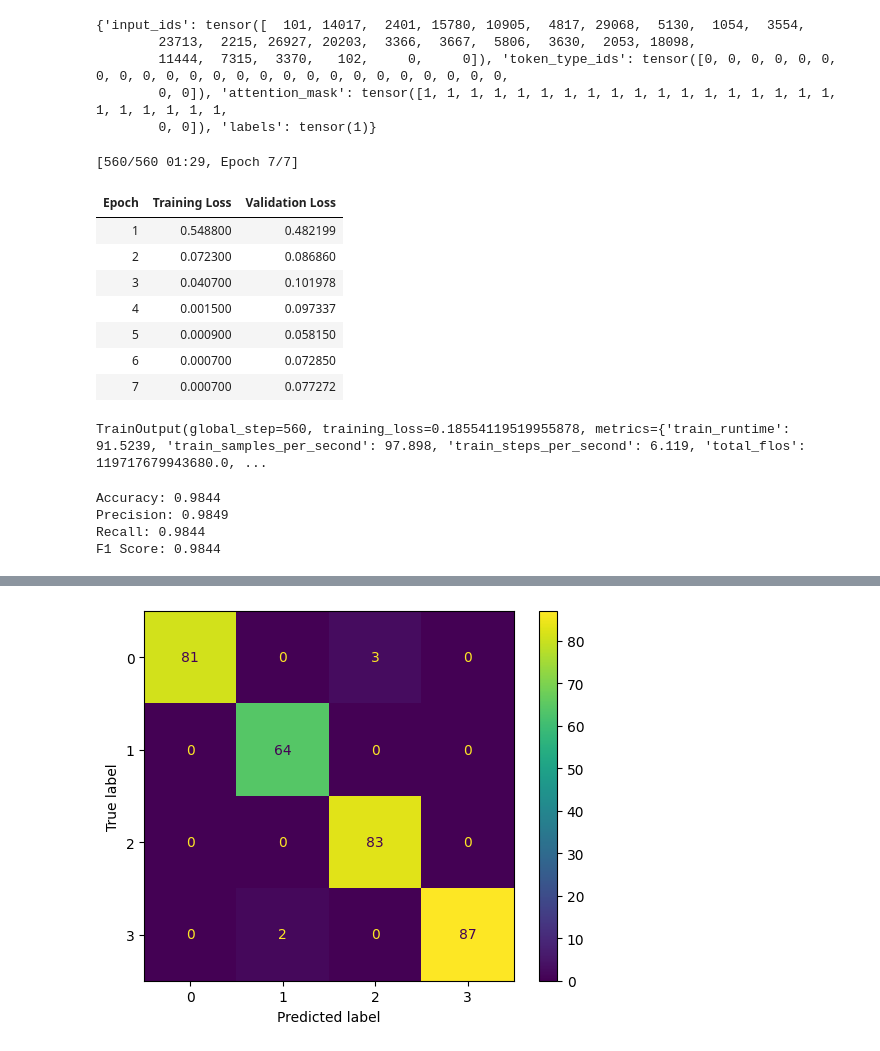
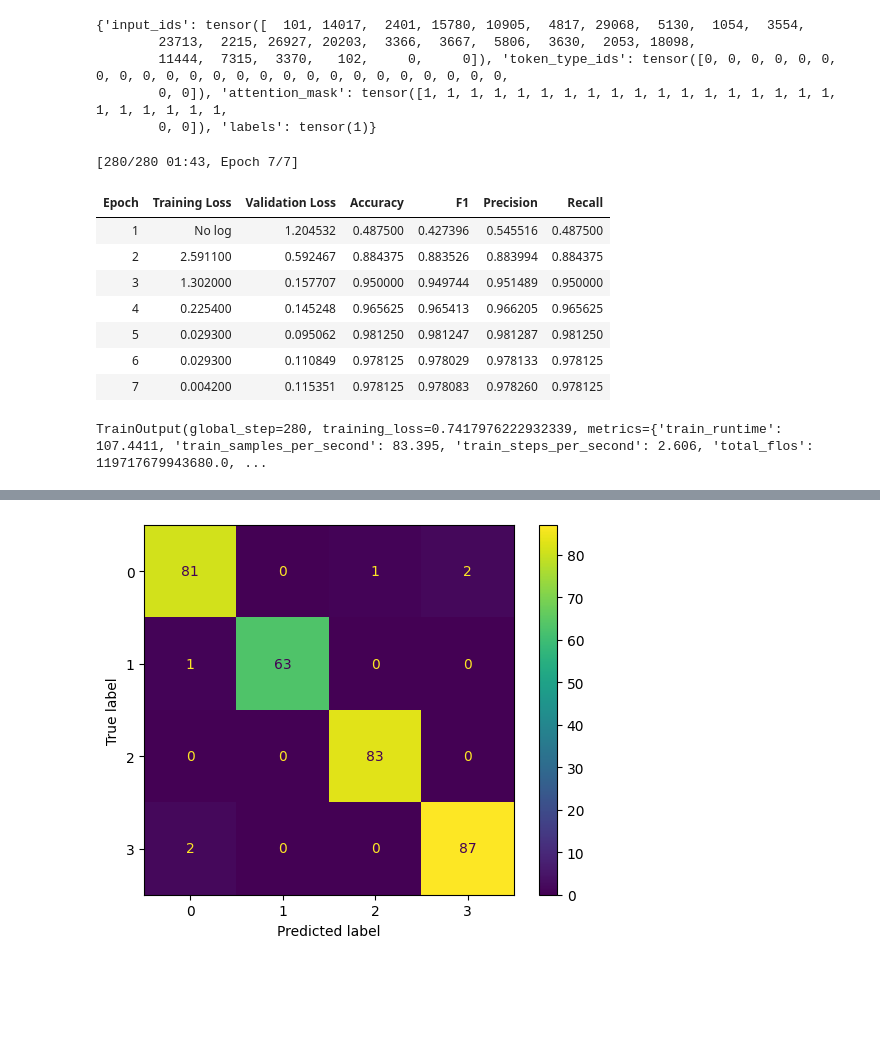
Before and after one commit to BHUVANA535/sentiment_analysis, a Jupyter notebook: sentiment_analysis.ipynb, the cells around one changed output, grey strips where cells are left out. Cells and saved outputs as stored; diff of their text form; code cells hidden in the pictures; blank space fills up the shorter version.

```diff
--- a/sentiment_analysis.ipynb
+++ b/sentiment_analysis.ipynb
@@ -189,41 +174,79 @@ print(sample)  # Should contain 'input_ids', 'attention_mask', and 'labels'
         11444,  7315,  3370,   102,     0,     0]), 'token_type_ids': tensor([0, 0, 0, 0, 0, 0, 0, 0, 0, 0, 0, 0, 0, 0, 0, 0, 0, 0, 0, 0, 0, 0, 0, 0,
         0, 0]), 'attention_mask': tensor([1, 1, 1, 1, 1, 1, 1, 1, 1, 1, 1, 1, 1, 1, 1, 1, 1, 1, 1, 1, 1, 1, 1, 1,
         0, 0]), 'labels': tensor(1)}
+# %%
+from sklearn.metrics import accuracy_score, precision_recall_fscore_support
+
+def compute_metrics(pred):
+    labels = pred.label_ids
+    preds = pred.predictions.argmax(-1)
+    precision, recall, f1, _ = precision_recall_fscore_support(labels, preds, average='weighted')
+    acc = accuracy_score(labels, preds)
+    return {
+        'accuracy': acc,
+        'f1': f1,
+        'precision': precision,
+        'recall': recall
+    }
 # %%
-from transformers import Trainer, TrainingArguments
+from transformers import Trainer, TrainingArguments, get_scheduler
+from transformers.optimization import AdamW
 
+# Training arguments
 training_args = TrainingArguments(
     output_dir='./results',
     report_to="none",
     num_train_epochs=7,
     per_device_train_batch_size=16,
     per_device_eval_batch_size=16,
+    gradient_accumulation_steps=2,
     warmup_steps=100,
     weight_decay=0.01,
     logging_dir='./logs',
-    logging_steps=10,
-    evaluation_strategy="epoch"
+    logging_steps=50,
+    eval_strategy="epoch",
+    save_strategy="epoch",
+    save_total_limit=2,
+    load_best_model_at_end=True,
+    metric_for_best_model="accuracy",
+    greater_is_better=True,
+    fp16=True,
+    max_grad_norm=1.0  # Use this for gradient clipping
 )
 
+
+# Optimizer
+optimizer = AdamW(model.parameters(), lr=3e-5)  # Use original Hugging Face AdamW with a reduced LR
+
+# Scheduler
+total_training_steps = len(train_dataset) * training_args.num_train_epochs // training_args.per_device_train_batch_size
+scheduler = get_scheduler(
+    name="linear", optimizer=optimizer, num_warmup_steps=training_args.warmup_steps, num_training_steps=total_training_steps
+)
+
+# Trainer setup
 trainer = Trainer(
     model=model,
     args=training_args,
     train_dataset=train_dataset,
-    eval_dataset=val_dataset
+    eval_dataset=val_dataset,
+    tokenizer=tokenizer,
+    compute_metrics=compute_metrics,
+    optimizers=(optimizer, scheduler)
 )
 
 trainer.train()
 # %% [output]
-[560/560 01:29, Epoch 7/7]
+[280/280 01:43, Epoch 7/7]
-| Epoch | Training Loss | Validation Loss |
-| 1 | 0.548800 | 0.482199 |
-| 2 | 0.072300 | 0.086860 |
-| 3 | 0.040700 | 0.101978 |
-| 4 | 0.001500 | 0.097337 |
-| 5 | 0.000900 | 0.058150 |
-| 6 | 0.000700 | 0.072850 |
-| 7 | 0.000700 | 0.077272 |
+| Epoch | Training Loss | Validation Loss | Accuracy | F1 | Precision | Recall |
+| 1 | No log | 1.204532 | 0.487500 | 0.427396 | 0.545516 | 0.487500 |
+| 2 | 2.591100 | 0.592467 | 0.884375 | 0.883526 | 0.883994 | 0.884375 |
+| 3 | 1.302000 | 0.157707 | 0.950000 | 0.949744 | 0.951489 | 0.950000 |
+| 4 | 0.225400 | 0.145248 | 0.965625 | 0.965413 | 0.966205 | 0.965625 |
+| 5 | 0.029300 | 0.095062 | 0.981250 | 0.981247 | 0.981287 | 0.981250 |
+| 6 | 0.029300 | 0.110849 | 0.978125 | 0.978029 | 0.978133 | 0.978125 |
+| 7 | 0.004200 | 0.115351 | 0.978125 | 0.978083 | 0.978260 | 0.978125 |
-TrainOutput(global_step=560, training_loss=0.18554119519955878, metrics={'train_runtime': 91.5239, 'train_samples_per_second': 97.898, 'train_steps_per_second': 6.119, 'total_flos': 119717679943680.0, ...
+TrainOutput(global_step=280, training_loss=0.7417976222932339, metrics={'train_runtime': 107.4411, 'train_samples_per_second': 83.395, 'train_steps_per_second': 2.606, 'total_flos': 119717679943680.0, ...
 # %%
 from torch.utils.data import DataLoader
 
@@ -246,16 +269,3 @@ with torch.no_grad():
         preds = torch.argmax(logits, dim=-1)
         predictions.extend(preds.cpu().numpy())
         true_labels.extend(batch['labels'].cpu().numpy())
-# %%
-accuracy = accuracy_score(true_labels, predictions)
-precision, recall, f1, _ = precision_recall_fscore_support(true_labels, predictions, average='weighted')
-
-print(f"Accuracy: {accuracy:.4f}")
-print(f"Precision: {precision:.4f}")
-print(f"Recall: {recall:.4f}")
-print(f"F1 Score: {f1:.4f}")
-# %% [output]
-Accuracy: 0.9844
-Precision: 0.9849
-Recall: 0.9844
-F1 Score: 0.9844
```
Also changed, not shown: parts of 5 cells of this notebook.
